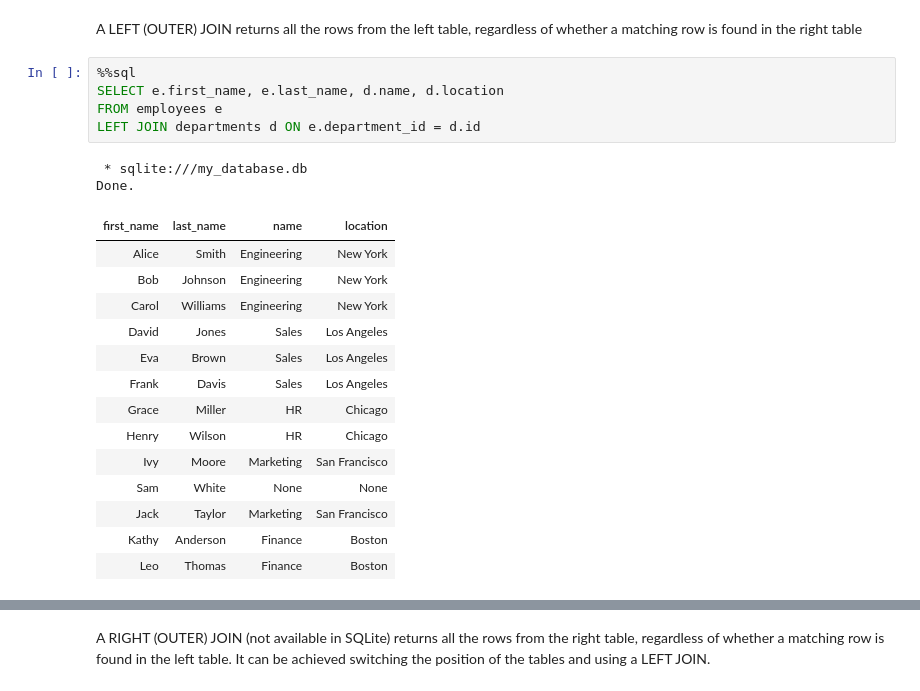
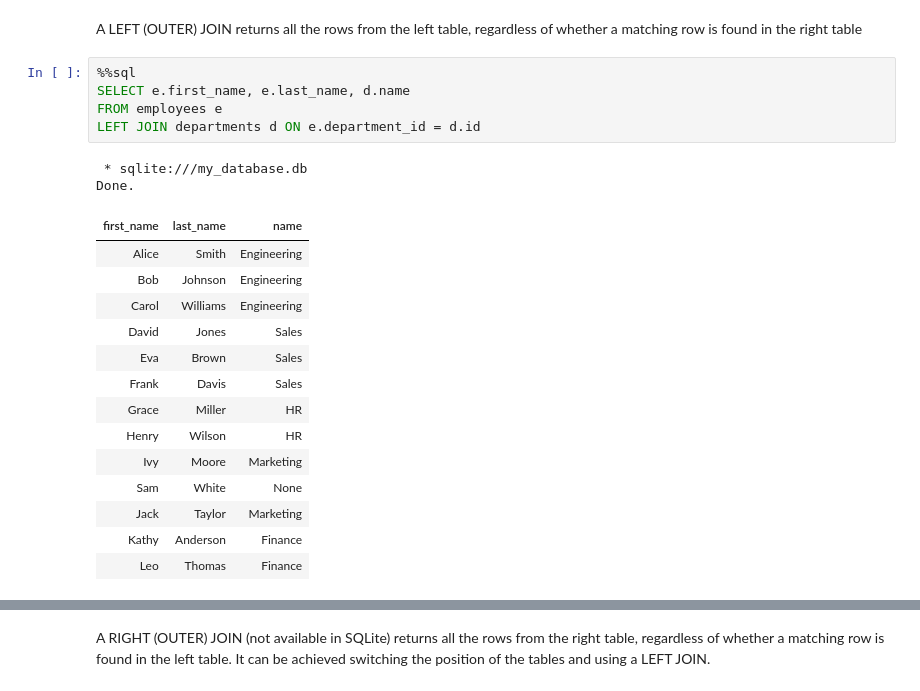
Before and after one commit to GiuliaScarfia/DataScience, a Jupyter notebook: Week 6.1 - SQL Queries (Post-Lesson).ipynb, the cells around one changed output, grey strips where cells are left out. Drawn from its saved outputs; the diff is of its cells as text.

```diff
--- a/Week 6.1 - SQL Queries.ipynb
+++ b/Week 6.1 - SQL Queries (Post-Lesson).ipynb
@@ -1151,23 +1102,23 @@ Done.
 A LEFT (OUTER) JOIN returns all the rows from the left table, regardless of whether a matching row is found in the right table
 # %%
 %%sql
-SELECT e.first_name, e.last_name, d.name, d.location
+SELECT e.first_name, e.last_name, d.name
 FROM employees e
 LEFT JOIN departments d ON e.department_id = d.id
 # %% [output]
  * sqlite:///my_database.db
 Done.
-| first_name | last_name | name | location |
-| Alice | Smith | Engineering | New York |
-| Bob | Johnson | Engineering | New York |
-| Carol | Williams | Engineering | New York |
-| David | Jones | Sales | Los Angeles |
-| Eva | Brown | Sales | Los Angeles |
-| Frank | Davis | Sales | Los Angeles |
-| Grace | Miller | HR | Chicago |
-| Henry | Wilson | HR | Chicago |
-| Ivy | Moore | Marketing | San Francisco |
-| Sam | White | None | None |
-| Jack | Taylor | Marketing | San Francisco |
-| Kathy | Anderson | Finance | Boston |
-| Leo | Thomas | Finance | Boston |
+| first_name | last_name | name |
+| Alice | Smith | Engineering |
+| Bob | Johnson | Engineering |
+| Carol | Williams | Engineering |
+| David | Jones | Sales |
+| Eva | Brown | Sales |
+| Frank | Davis | Sales |
+| Grace | Miller | HR |
+| Henry | Wilson | HR |
+| Ivy | Moore | Marketing |
+| Sam | White | None |
+| Jack | Taylor | Marketing |
+| Kathy | Anderson | Finance |
+| Leo | Thomas | Finance |
```
Also changed, not shown: parts of 40 cells of this notebook, 1 other file.
